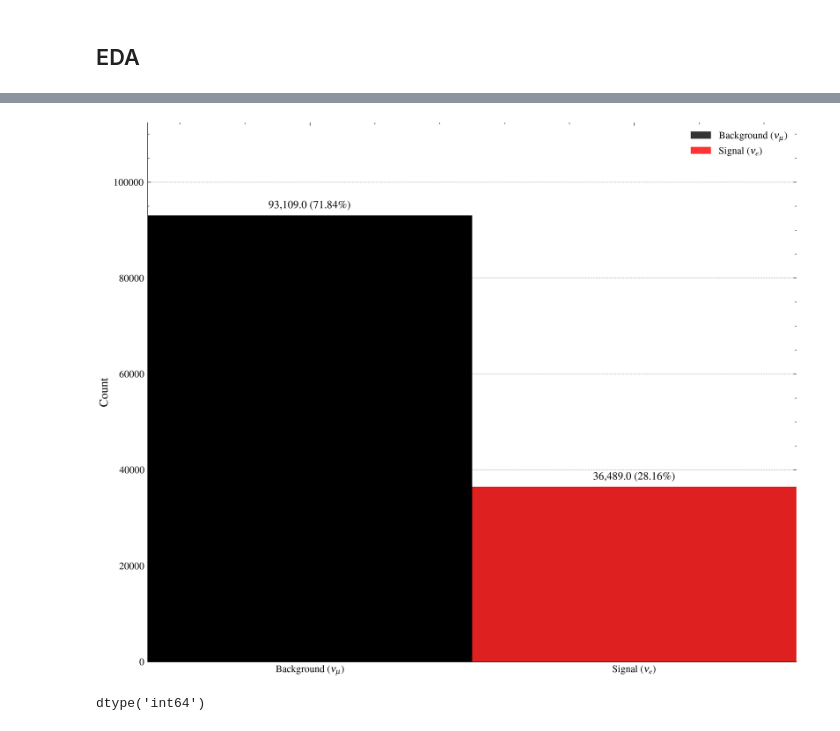
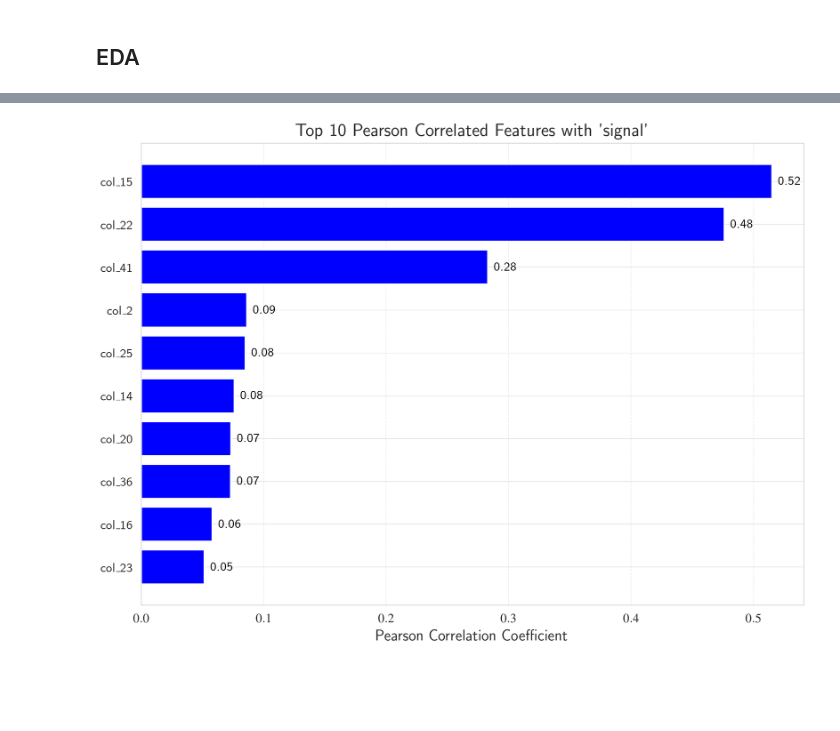
Before and after one commit to mchadolias/miniboone-classification, a Jupyter notebook: notebooks/01_data_exploration.ipynb, the cells around one changed output, grey strips where cells are left out. Saved outputs shown, nothing was run; the diff lists cells and outputs as text; code cells hidden in the pictures; blank space fills up the shorter version.

```diff
--- a/notebooks/01_data_exploration.ipynb
+++ b/notebooks/01_data_exploration.ipynb
@@ -116,8 +46,4 @@ fig_pair = plotter.create_top_feature_pairplot(df, num_features=5)
 # %%
-fig = plotter.create_target_distribution_plot(df, show_legend=True, width=1)
+fig = plotter.plot_top_correlations(df, positive_only=True)
 # %% [output]
-[figure, old version]
+[figure, new version]
-# %%
-df["signal"].dtypes
-# %% [output]
-dtype('int64')
```
Also changed, not shown: parts of 11 cells of this notebook, 15 other files.
